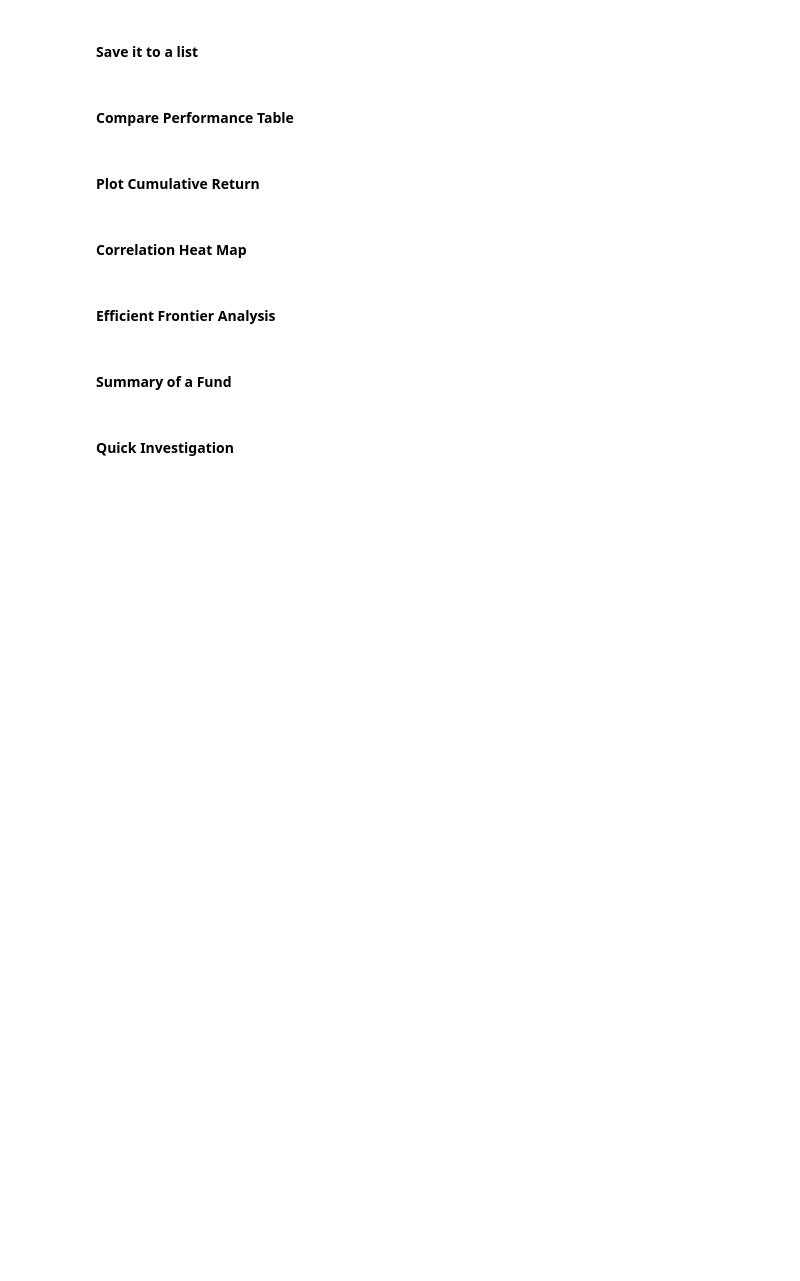
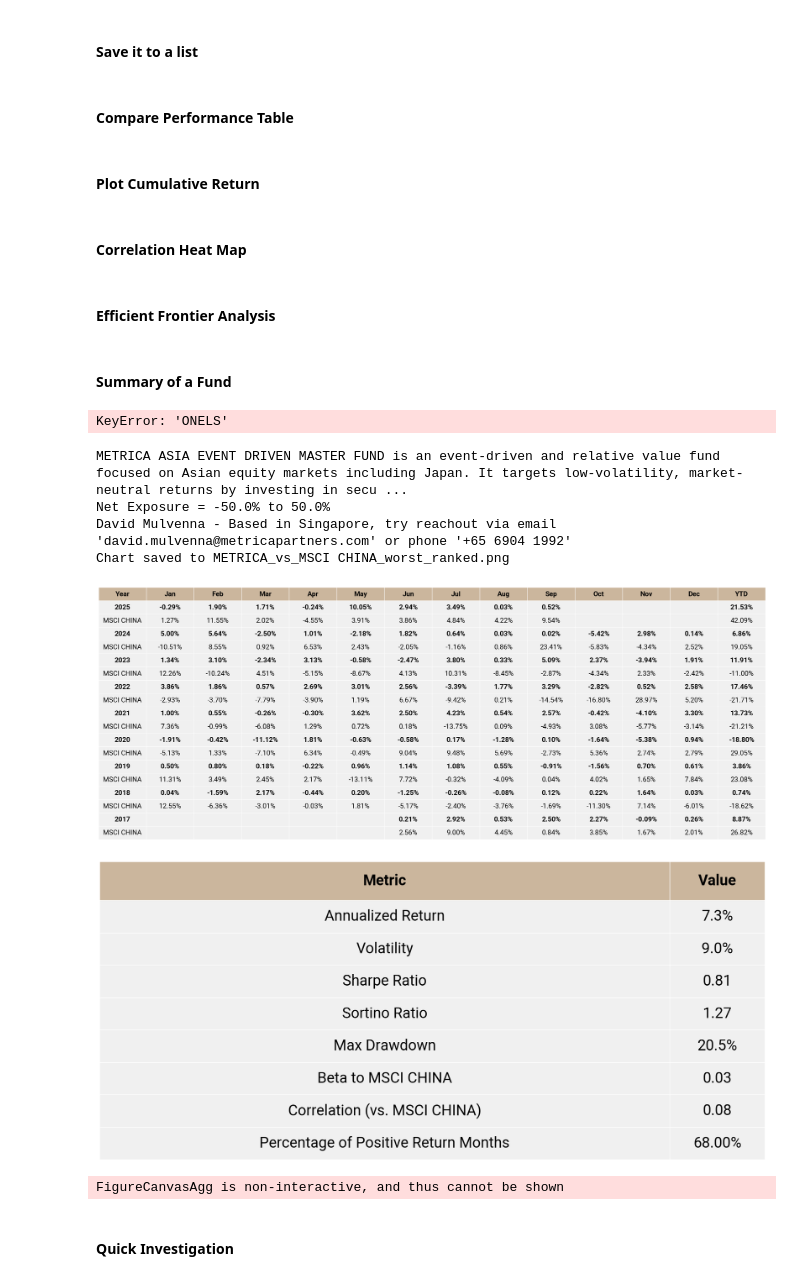
Before and after one commit to python-Marsh/fofproject, a Jupyter notebook: fund_workstation.ipynb, the cells around one changed output. Saved outputs shown, nothing was run; the diff lists cells and outputs as text; code cells hidden in the pictures; blank space fills up the shorter version.

```diff
--- a/fund_workstation.ipynb
+++ b/fund_workstation.ipynb
@@ -41,5 +39,5 @@ gpt_fund = init_funds(gpt_fund)
 # %% [markdown]
 ##### Continue Running Unparsed
 # %%
-gpt_fund_2 = continue_running(folder_path=r"input\less_compelling",save=True)
-gpt_fund_2 = init_funds(gpt_fund_2)
+gpt_fund_2 = continue_running(folder_path=r"input\marex",save=True)
+funds = init_funds(gpt_fund_2)
@@ -175,8 +163,21 @@ print(weights)
 print(stats)
 # %% [markdown]
 #### Summary of a Fund
+# %%
+funds['RDGFF'].annualized_return("2023-04",funds['ONELS'].latest_date)
+# %% [output]
+KeyError: 'ONELS'
 # %%
-funds['ARVIN'].summary_of_a_fund(benchmark_fund=funds['MSCI CHINA'],language="en")
+# for f in ['DC', 'PROTIUM OPPORTUNITIES', 'FORWARDEDGE', 'ALPHA OPPORTUNITIES', 'ASIA ABSOLUTE', 'REGAL TACTICAL', 'PANVIEW', 'DKAM GLOBAL', 'AURIGIN', 'RDGFF', 'DUNAMIS', 'FRONTIER', 'HEL VED']:
+funds['METRICA'].summary_of_a_fund(benchmark_fund=funds['MSCI CHINA'],language="en",save=True)
+# %% [output]
+METRICA ASIA EVENT DRIVEN MASTER FUND is an event-driven and relative value fund focused on Asian equity markets including Japan. It targets low-volatility, market-neutral returns by investing in secu ...
+Net Exposure = -50.0% to 50.0%
+David Mulvenna - Based in Singapore, try reachout via email 'david.mulvenna@metricapartners.com' or phone '+65 6904 1992'
+Chart saved to METRICA_vs_MSCI CHINA_worst_ranked.png
+[figure, added]
+[figure, added]
+FigureCanvasAgg is non-interactive, and thus cannot be shown
 # %% [markdown]
 #### Quick Investigation
 # %%
```
Also changed, not shown: parts of 13 cells of this notebook, 2 other files.
